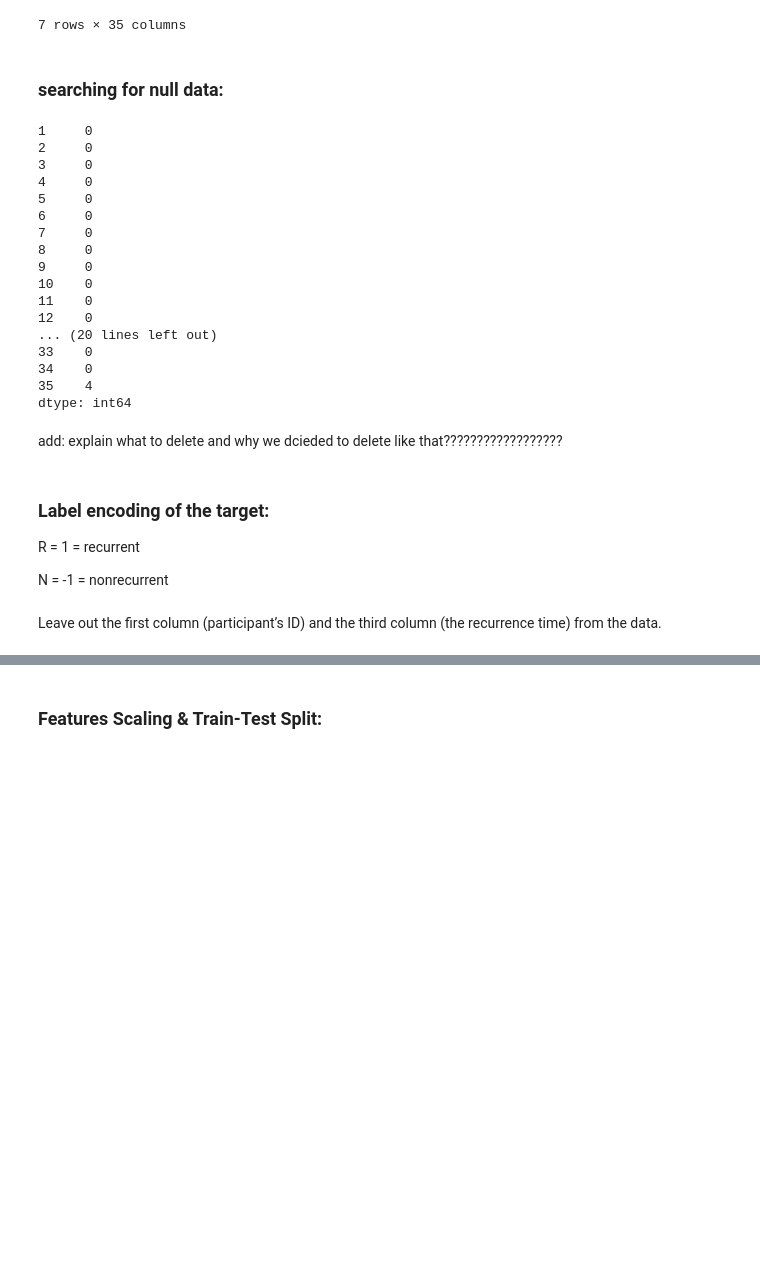
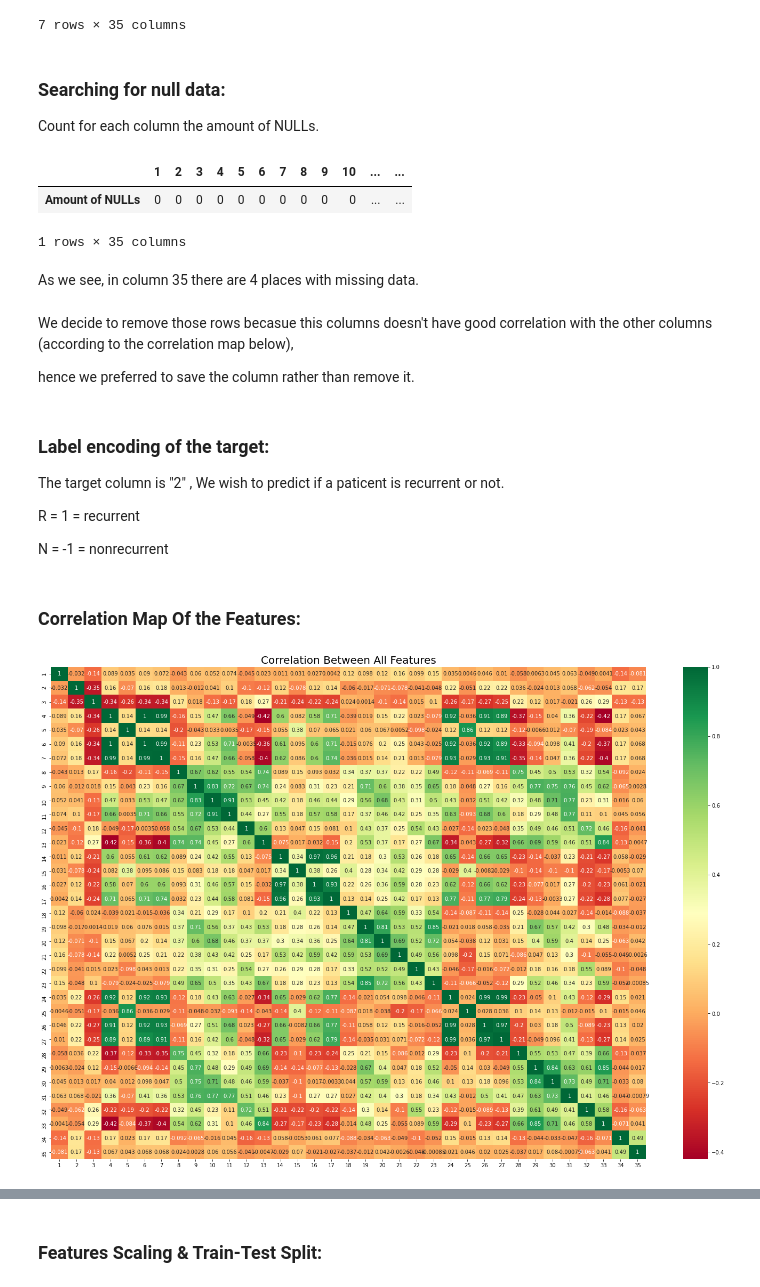
Before and after one commit to ido1Shapira/NeuralNetworksCourse_ex1, a Jupyter notebook: mini_project1.ipynb, the cells around one changed output, grey strips where cells are left out. Cells and saved outputs as stored; diff of their text form; code cells hidden in the pictures; blank space fills up the shorter version.

```diff
--- a/mini_project1.ipynb
+++ b/mini_project1.ipynb
@@ -57,38 +69,41 @@ data.head(7)
 | 5 | 843786 | R | 77 | 12.75 | 15.29 | 84.60 | 502.7 | 0.11890 | 0.1569 | 0.1664 | ... | ... |
 | 6 | 844359 | N | 60 | 18.98 | 19.61 | 124.40 | 1112.0 | 0.09087 | 0.1237 | 0.1213 | ... | ... |
 7 rows × 35 columns
-# %% [markdown]
-### searching for null data:
-# %%
-data.isnull().sum()
-# %% [output]
-1     0
-2     0
-3     0
-4     0
-5     0
-6     0
-7     0
-8     0
-9     0
-10    0
-11    0
-12    0
-... (20 lines left out)
-33    0
-34    0
-35    4
-dtype: int64
-# %% [markdown]
-add: explain what to delete and why we dcieded to delete like that??????????????????
+# %% [markdown]
+### Searching for null data:
+Count for each column the amount of NULLs.
+# %%
+s = data.isnull().sum()
+df = s.to_frame().transpose()
+df.rename(index={0:'Amount of NULLs'},inplace=True)
+df
+# %% [output]
+|  | 1 | 2 | 3 | 4 | 5 | 6 | 7 | 8 | 9 | 10 | ... | ... |
+| Amount of NULLs | 0 | 0 | 0 | 0 | 0 | 0 | 0 | 0 | 0 | 0 | ... | ... |
+1 rows × 35 columns
+# %% [markdown]
+As we see, in column 35 there are 4 places with missing data.
+# %% [markdown]
+We decide to remove those rows becasue this columns doesn't have good correlation with the other columns (according to the correlation map below),
+
+hence we preferred to save the column rather than remove it.
 # %%
 data.dropna(inplace=True, axis=0, how="any")
 # %% [markdown]
 ### Label encoding of the target:
+The target column is "2" , We wish to predict if a paticent is recurrent or not.
+
 R = 1 = recurrent
 
 N = -1 = nonrecurrent
 # %%
 data[2].replace({'N':-1,'R':1},inplace=True)
-# %% [markdown]
-Leave out the first column (participant’s ID) and the third column (the recurrence time) from the data.
+# %% [markdown]
+### Correlation Map Of the Features:
+# %%
+fig = plt.figure(figsize=(25,17))
+sns.heatmap(data.corr(),annot=True,cmap='RdYlGn')
+plt.title('Correlation Between All Features', size=20)
+plt.show()
+# %% [output]
+[figure, added]
```
Also changed, not shown: parts of 63 cells of this notebook.
